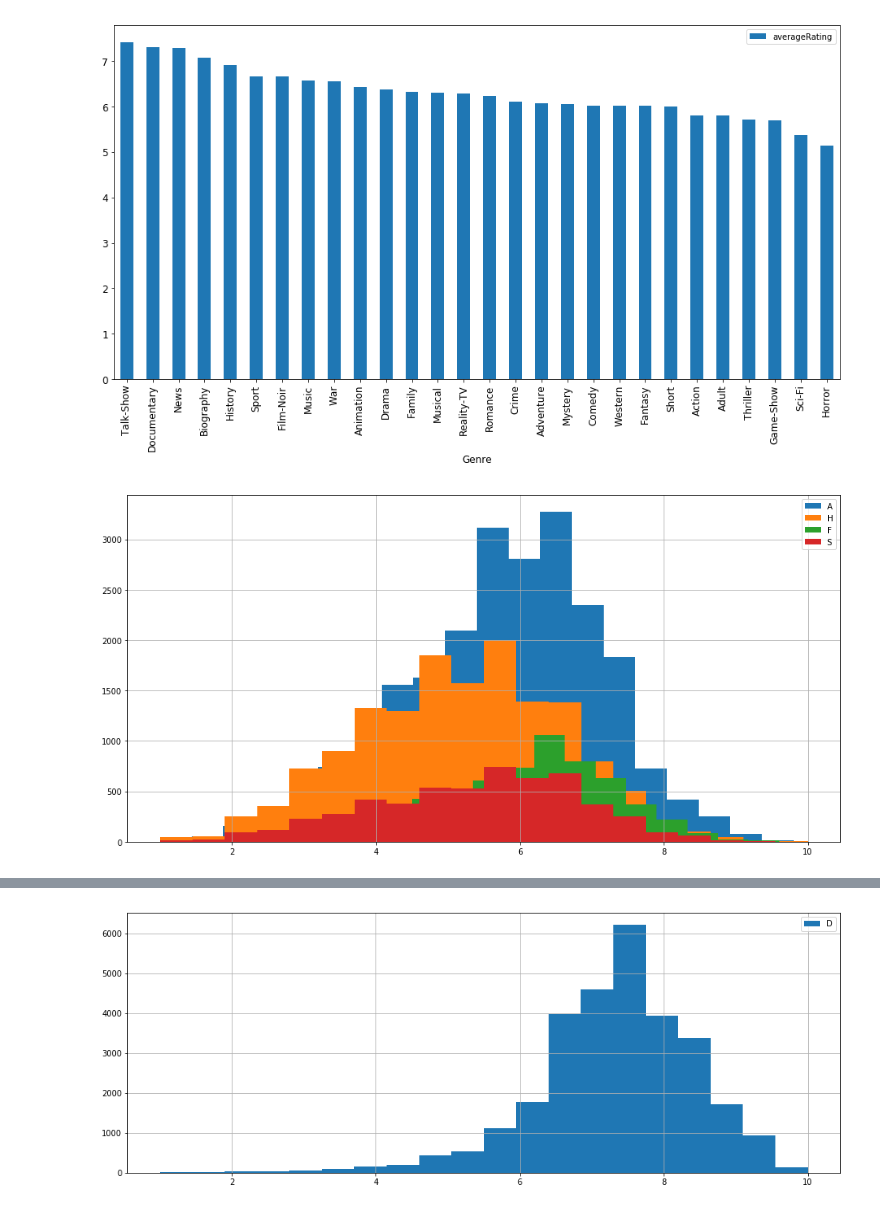
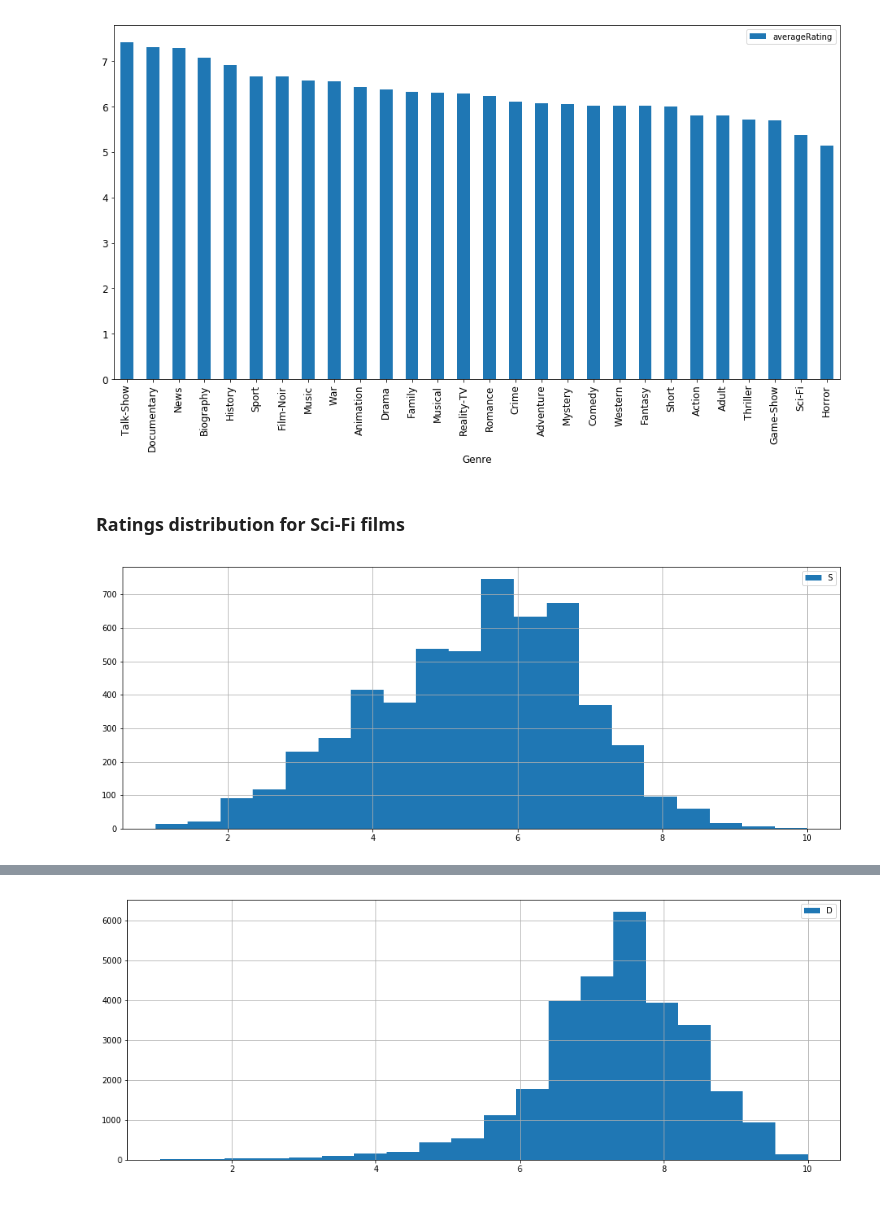
Before and after one commit to kylemcorliss/Thinkful, a Jupyter notebook: Fundamentals_Capstone/Capstone_IMDB_ratings.ipynb, the cells around one changed output, grey strips where cells are left out. Saved outputs shown, nothing was run; the diff lists cells and outputs as text; code cells hidden in the pictures.

```diff
--- a/Fundamentals_Capstone/Capstone_IMDB_ratings.ipynb
+++ b/Fundamentals_Capstone/Capstone_IMDB_ratings.ipynb
@@ -167,13 +175,15 @@ a = bar_graph(df_genres_count, 'averageRating', 'Genre')
 plt.show()
 # %% [output]
 [figure]
+# %% [markdown]
+### Ratings distribution for Sci-Fi films
 # %%
-df_years_genres[df_years_genres['Action']==1]['averageRating'].hist(bins=20, figsize=(16, 8))
-#df_years_genres[df_years_genres['Drama']==1]['averageRating'].hist(bins=20)
-df_years_genres[df_years_genres['Horror']==1]['averageRating'].hist(bins=20)
-df_years_genres[df_years_genres['Fantasy']==1]['averageRating'].hist(bins=20)
-df_years_genres[df_years_genres['Sci-Fi']==1]['averageRating'].hist(bins=20)
-plt.legend('AHFS')
+# df_years_genres[df_years_genres['Action']==1]['averageRating'].hist(bins=20, figsize=(16, 8))
+# df_years_genres[df_years_genres['Drama']==1]['averageRating'].hist(bins=20)
+# df_years_genres[df_years_genres['Horror']==1]['averageRating'].hist(bins=20)
+# df_years_genres[df_years_genres['Fantasy']==1]['averageRating'].hist(bins=20)
+a = df_years_genres[df_years_genres['Sci-Fi']==1]['averageRating'].hist(bins=20, figsize=(16, 6))
+plt.legend(labels='SciFi')
 plt.show()
 # %% [output]
-[figure, old version]
+[figure, new version]
```
Also changed, not shown: parts of 50 cells of this notebook.
